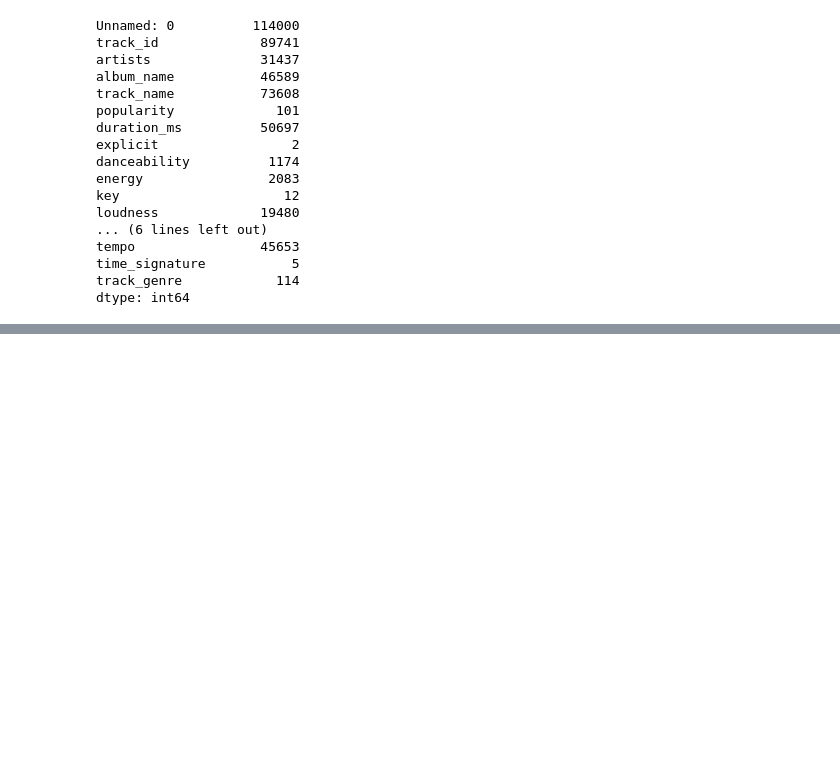
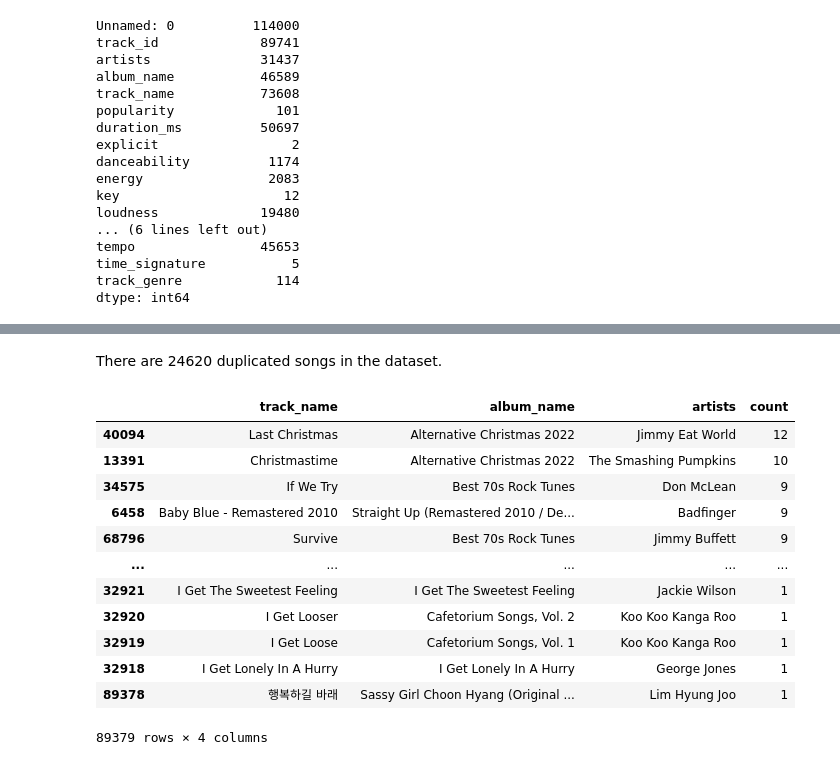
Before and after one commit to YOANGELICA/airflow_data_engineer_challenge, a Jupyter notebook: exploratory_data_analysis/spotify_eda.ipynb, the cells around one changed output, grey strips where cells are left out. Saved outputs shown, nothing was run; the diff lists cells and outputs as text; code cells hidden in the pictures; blank space fills up the shorter version.

```diff
--- a/exploratory_data_analysis/spotify_eda.ipynb
+++ b/exploratory_data_analysis/spotify_eda.ipynb
@@ -110,0 +176,19 @@ dtype: int64
+# %% [markdown]
+There are 24620 duplicated songs in the dataset.
+# %%
+grouped_df = spotify_df.groupby(['track_name','album_name','artists']).size().reset_index(name='count') # grouping by artist and track name
+grouped_df.sort_values(by = 'count', ascending= False) # sorting descending
+# %% [output]
+|  | track_name | album_name | artists | count |
+| 40094 | Last Christmas | Alternative Christmas 2022 | Jimmy Eat World | 12 |
+| 13391 | Christmastime | Alternative Christmas 2022 | The Smashing Pumpkins | 10 |
+| 34575 | If We Try | Best 70s Rock Tunes | Don McLean | 9 |
+| 6458 | Baby Blue - Remastered 2010 | Straight Up (Remastered 2010 / De... | Badfinger | 9 |
+| 68796 | Survive | Best 70s Rock Tunes | Jimmy Buffett | 9 |
+| ... | ... | ... | ... | ... |
+| 32921 | I Get The Sweetest Feeling | I Get The Sweetest Feeling | Jackie Wilson | 1 |
+| 32920 | I Get Looser | Cafetorium Songs, Vol. 2 | Koo Koo Kanga Roo | 1 |
+| 32919 | I Get Loose | Cafetorium Songs, Vol. 1 | Koo Koo Kanga Roo | 1 |
+| 32918 | I Get Lonely In A Hurry | I Get Lonely In A Hurry | George Jones | 1 |
+| 89378 | 행복하길 바래 | Sassy Girl Choon Hyang (Original ... | Lim Hyung Joo | 1 |
+89379 rows × 4 columns
```
Also changed, not shown: parts of 13 cells of this notebook, 2 other files.
